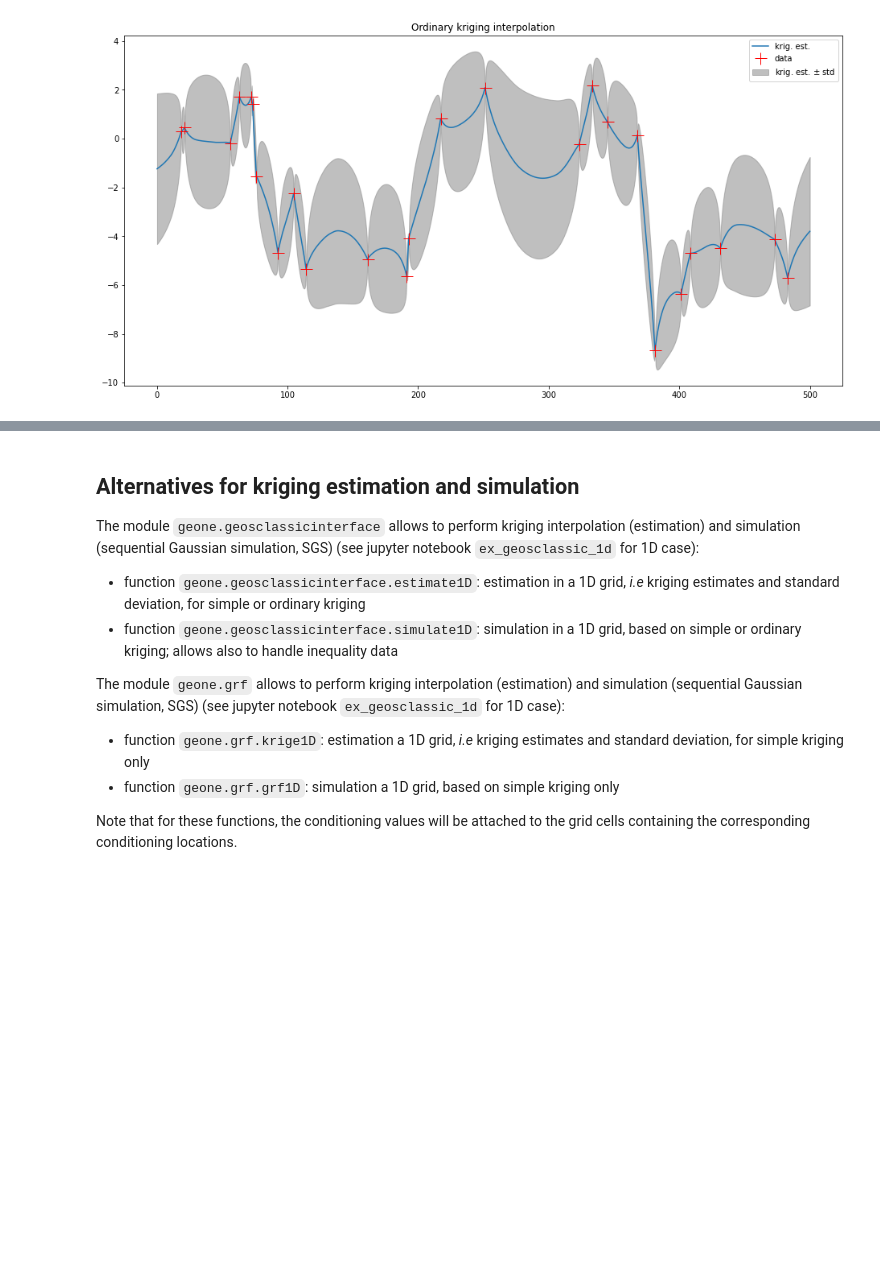
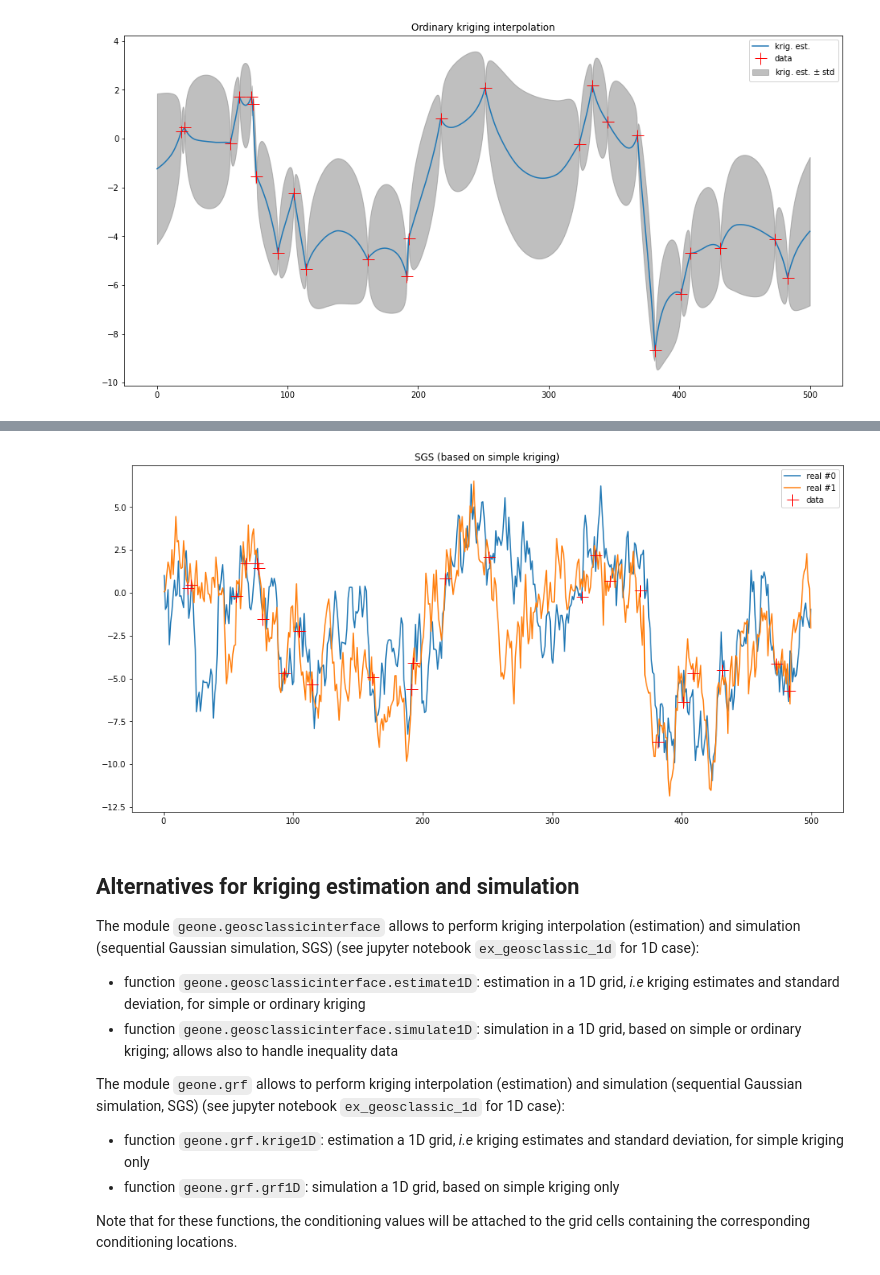
Before and after one commit to randlab/geone, a Jupyter notebook: examples/ex_vario_analysis_data1D.ipynb, the cells around one changed output, grey strips where cells are left out. Cells and saved outputs as stored; diff of their text form; code cells hidden in the pictures; blank space fills up the shorter version.

```diff
--- a/examples/ex_vario_analysis_data1D.ipynb
+++ b/examples/ex_vario_analysis_data1D.ipynb
@@ -346,3 +366,24 @@ plt.show()
+# %%
+# Define points xu where to simulate
+sim_xu = ox + (np.arange(nx/2)+0.5)*2*dx # take less points for simulation
+
+# SGS based on simple kriging
+nreal = 2
+np.random.seed(321)
+sim_vu = gn.covModel.sgs(x, v, sim_xu, cov_model_opt, method='simple_kriging', nreal=nreal)
+# sim_vu:   2-dimensional array of shape (nreal, len(sim_xu)), each row is a realization
+#           (simulated values at locations sim_xu)
+
+# Plot
+plt.figure(figsize=(16,8))
+plt.plot(sim_xu, sim_vu[0], label='real #0')
+plt.plot(sim_xu, sim_vu[1], label='real #1')
+plt.plot(x, v, 'r+', markersize=15, label='data')
+plt.legend()
+plt.title('SGS (based on simple kriging)')
+plt.show()
+# %% [output]
+[figure, added]
 # %% [markdown]
 ## Alternatives for kriging estimation and simulation
 The module `geone.geosclassicinterface` allows to perform kriging interpolation (estimation) and simulation (sequential Gaussian simulation, SGS) (see jupyter notebook `ex_geosclassic_1d` for 1D case):
```
Also changed, not shown: parts of 8 cells of this notebook, 24 other files.
